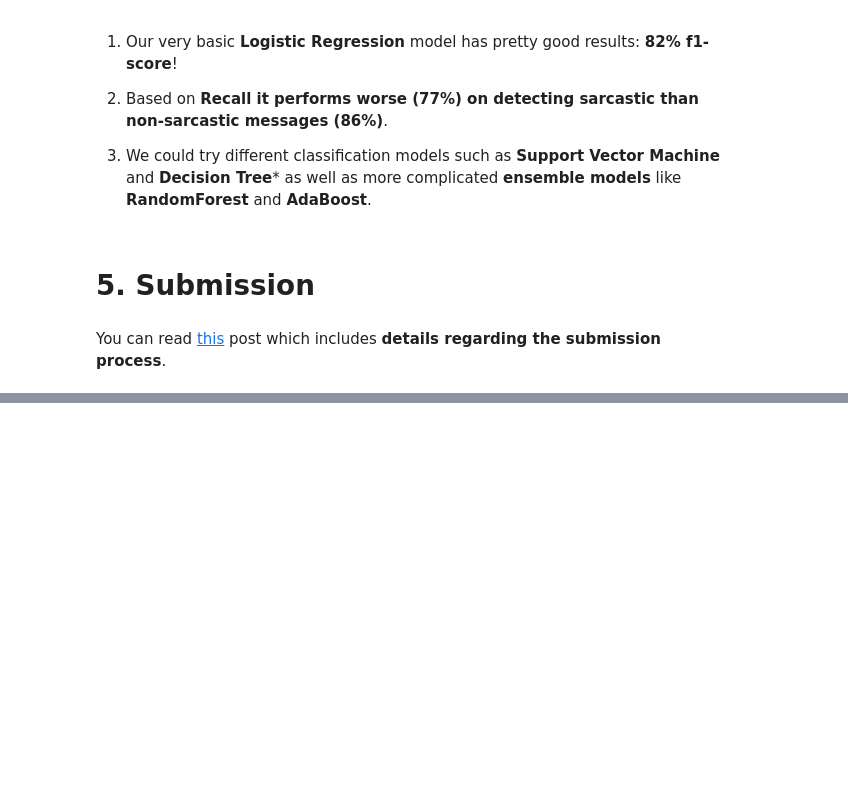
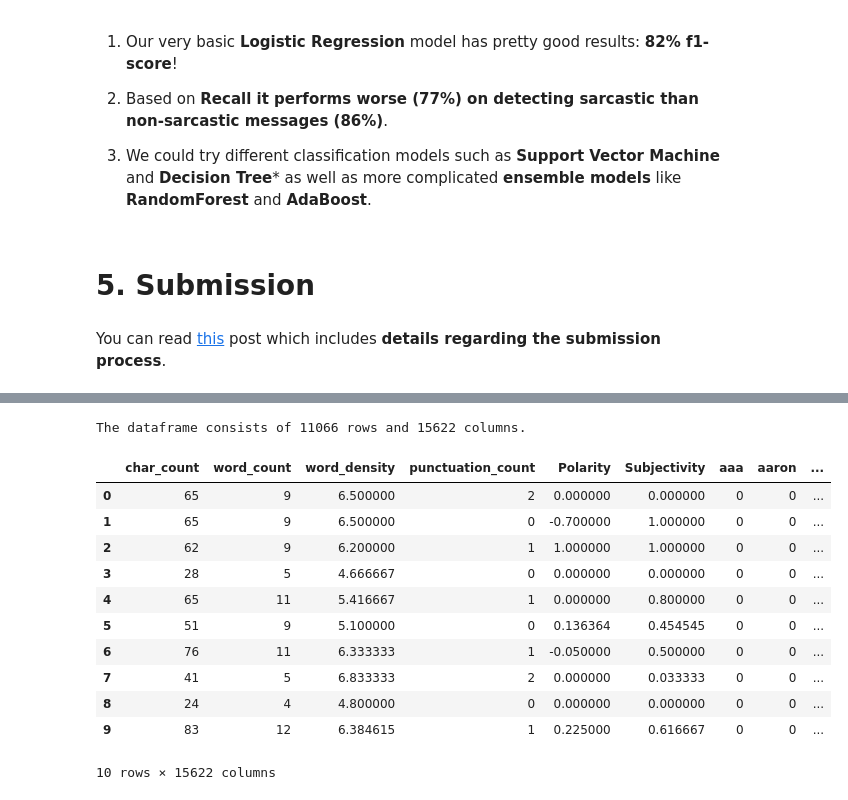
Before and after one commit to CSpanias/nlp_resources, a Jupyter notebook: dphi_nlp_bootcamp/final_assigment/final_assignment.ipynb, the cells around one changed output, grey strips where cells are left out. Drawn from its saved outputs; the diff is of its cells as text; code cells hidden in the pictures; blank space fills up the shorter version.

Commit message:
finalized_final_assignment

```diff
--- a/dphi_nlp_bootcamp/final_assigment/final_assignment.ipynb
+++ b/dphi_nlp_bootcamp/final_assigment/final_assignment.ipynb
@@ -570,16 +561,16 @@ sns.heatmap(cm_matrix, annot=True, fmt='d', cmap='YlGnBu');
 You can read [this](https://discuss.dphi.tech/t/how-to-submit-predictions-in-datathons-data-sprints-on-dphi/548) post which includes **details regarding the submission process**.
 # %%
 # import test data
-new_test_data = pd.read_csv("Test_dataset.csv" )
+new_test_data = pd.read_csv("https://raw.githubusercontent.com/CSpanias/nlp_resources/main/dphi_nlp_bootcamp/final_assigment/Test_Dataset.csv" )
 # %%
-# check for duplicates
-print("Number of duplicated rows: {}\n".format(new_test_data.duplicated().sum()))
+# # check for duplicates
+# print("Number of duplicated rows: {}\n".format(new_test_data.duplicated().sum()))
 
-# drop duplicated rows
-new_test_data.drop_duplicates(keep='first', inplace=True)
+# # drop duplicated rows
+# new_test_data.drop_duplicates(keep='first', inplace=True)
 
-# check duplicates
-print("Number of duplicated rows: {}\n".format(new_test_data.duplicated().sum()))
+# # check duplicates
+# print("Number of duplicated rows: {}\n".format(new_test_data.duplicated().sum()))
 
 # check shape
 print("The dataframe consists of {} rows and {} columns.".format(new_test_data.shape[0], new_test_data.shape[1]))
@@ -646,13 +639,16 @@ new_test_metadata.head()
 | 4 | 65 | 11 | 5.416667 | 1 | 0.0 | 0.8 |
 # %%
 # instatiate vectorizer
-cv = CountVectorizer(min_df=0.0, max_df=1.0, ngram_range=(1, 1))
+#cv_pred = CountVectorizer(min_df=0.0, max_df=1.0, ngram_range=(1, 1))
 
 # transform headlines and convert it to numpy array
 new_test_data_cv = cv.transform(new_test_data['Clean Headline']).toarray()
 
 # create a pandas DataFrame
-new_test_data_cv = pd.DataFrame(new_test_data, columns=cv.get_feature_names())
+new_test_data_cv = pd.DataFrame(new_test_data_cv, columns=cv.get_feature_names())
+
+# check shape
+print("The dataframe consists of {} rows and {} columns.".format(new_test_data_cv.shape[0], new_test_data_cv.shape[1]))
 
 # check first 5 rows
 new_test_data_cv.head()
@@ -661,7 +664,23 @@ NotFittedError: Vocabulary not fitted or provided
 # %%
-# # concatenate the 2 dataframes
-# new_test_data_comb = pd.concat([X_test_metadata, X_testcv], axis=1)
+# concatenate the 2 dataframes
+new_test_data_comb = pd.concat([new_test_metadata, new_test_data_cv], axis=1)
 
-# # check first 5 rows
-# new_test_data_comb.head()
+# # check shape
+print("The dataframe consists of {} rows and {} columns.".format(new_test_data_comb.shape[0], new_test_data_comb.shape[1]))
+# check first 5 rows
+new_test_data_comb.head(10)
+# %% [output]
+The dataframe consists of 11066 rows and 15622 columns.
+|  | char_count | word_count | word_density | punctuation_count | Polarity | Subjectivity | aaa | aaron | ... |
+| 0 | 65 | 9 | 6.500000 | 2 | 0.000000 | 0.000000 | 0 | 0 | ... |
+| 1 | 65 | 9 | 6.500000 | 0 | -0.700000 | 1.000000 | 0 | 0 | ... |
+| 2 | 62 | 9 | 6.200000 | 1 | 1.000000 | 1.000000 | 0 | 0 | ... |
+| 3 | 28 | 5 | 4.666667 | 0 | 0.000000 | 0.000000 | 0 | 0 | ... |
+| 4 | 65 | 11 | 5.416667 | 1 | 0.000000 | 0.800000 | 0 | 0 | ... |
+| 5 | 51 | 9 | 5.100000 | 0 | 0.136364 | 0.454545 | 0 | 0 | ... |
+| 6 | 76 | 11 | 6.333333 | 1 | -0.050000 | 0.500000 | 0 | 0 | ... |
+| 7 | 41 | 5 | 6.833333 | 2 | 0.000000 | 0.033333 | 0 | 0 | ... |
+| 8 | 24 | 4 | 4.800000 | 0 | 0.000000 | 0.000000 | 0 | 0 | ... |
+| 9 | 83 | 12 | 6.384615 | 1 | 0.225000 | 0.616667 | 0 | 0 | ... |
+10 rows × 15622 columns
 # %%
```
Also changed, not shown: parts of 8 cells of this notebook, 1 other file.
